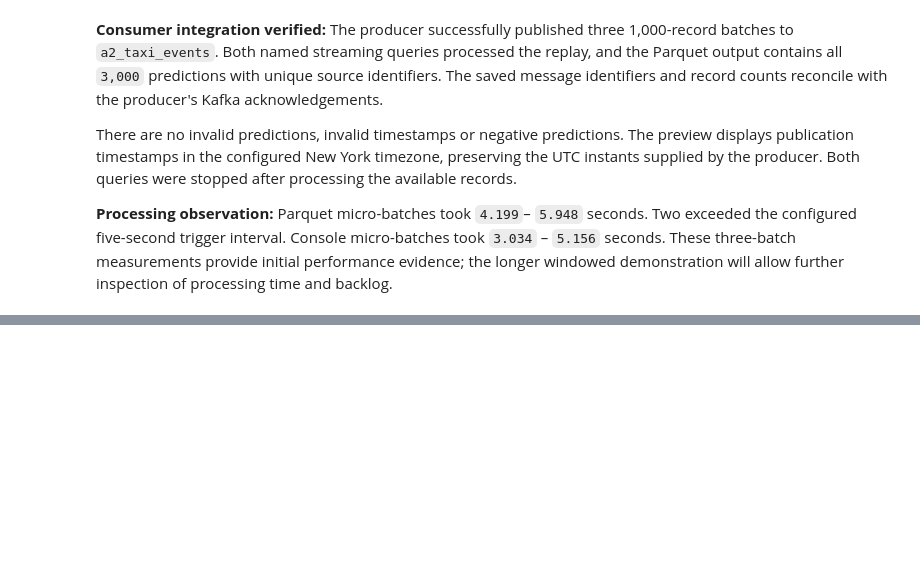
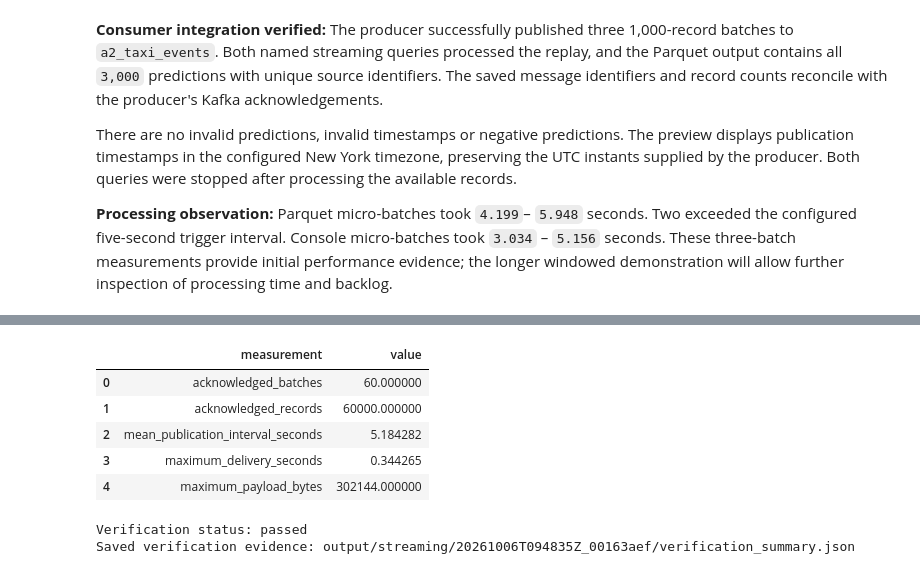
Before and after one commit to hncha9-eng/ITO5202_Ass2_27602966, a Jupyter notebook: assessment2.ipynb, the cells around one changed output, grey strips where cells are left out. Cells and saved outputs as stored; diff of their text form; code cells hidden in the pictures; blank space fills up the shorter version.

```diff
--- a/assessment2.ipynb
+++ b/assessment2.ipynb
@@ -7578,0 +9139,73 @@ further inspection of processing time and backlog.
+# %%
+monitor_publication_intervals = [
+    float(entry["interval_seconds"])
+    for entry in monitor_published_batches[1:]
+]
+
+monitor_producer_measurements = {
+    "acknowledged_batches": len(monitor_published_batches),
+    "acknowledged_records": sum(
+        entry["records"] for entry in monitor_published_batches
+    ),
+    "mean_publication_interval_seconds": (
+        sum(monitor_publication_intervals)
+        / len(monitor_publication_intervals)
+    ),
+    "maximum_delivery_seconds": max(
+        entry["delivery_seconds"]
+        for entry in monitor_published_batches
+    ),
+    "maximum_payload_bytes": max(
+        entry["payload_bytes"]
+        for entry in monitor_published_batches
+    ),
+}
+
+display(
+    pd.DataFrame(
+        monitor_producer_measurements.items(),
+        columns=["measurement", "value"],
+    )
+)
+
+monitor_verification = {
+    "run_id": MONITOR_RUN_ID,
+    "status": (
+        "passed"
+        if monitor_window_comparison_passed
+        else "review_window_differences"
+    ),
+    "prediction_integrity": monitor_prediction_integrity,
+    "producer_message_mismatches": monitor_batch_mismatch_count,
+    "ending_offsets": monitor_expected_end_offsets,
+    "query_processing_times": monitor_timing_rows,
+    "watermark_and_state_metrics": monitor_state_rows,
+    "window_integrity": monitor_window_integrity,
+    "eligible_batch_window_count": monitor_expected_final_window_count,
+    "window_comparison": monitor_window_comparison,
+    "producer_measurements": monitor_producer_measurements,
+}
+
+MONITOR_VERIFICATION_PATH = (
+    MONITOR_RUN_DIR / "verification_summary.json"
+)
+
+MONITOR_VERIFICATION_PATH.write_text(
+    json.dumps(monitor_verification, indent=2, sort_keys=True),
+    encoding="utf-8",
+)
+
+print("Verification status:", monitor_verification["status"])
+print(
+    "Saved verification evidence:",
+    MONITOR_VERIFICATION_PATH.relative_to(PROJECT_ROOT),
+)
+# %% [output]
+|  | measurement | value |
+| 0 | acknowledged_batches | 60.000000 |
+| 1 | acknowledged_records | 60000.000000 |
+| 2 | mean_publication_interval_seconds | 5.184282 |
+| 3 | maximum_delivery_seconds | 0.344265 |
+| 4 | maximum_payload_bytes | 302144.000000 |
+Verification status: passed
+Saved verification evidence: output/streaming/20261006T094835Z_00163aef/verification_summary.json
```
Also changed, not shown: parts of 47 cells of this notebook.
